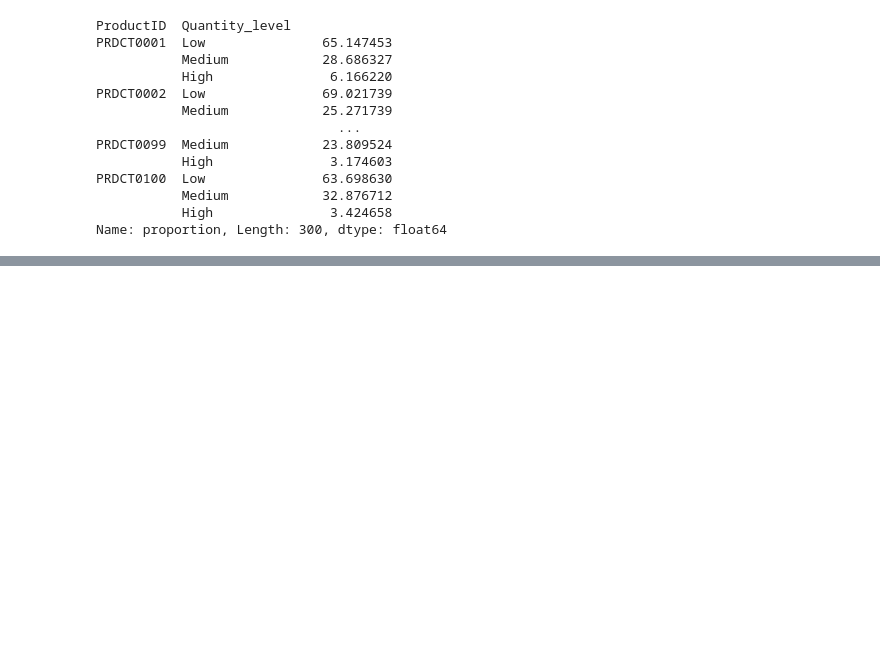
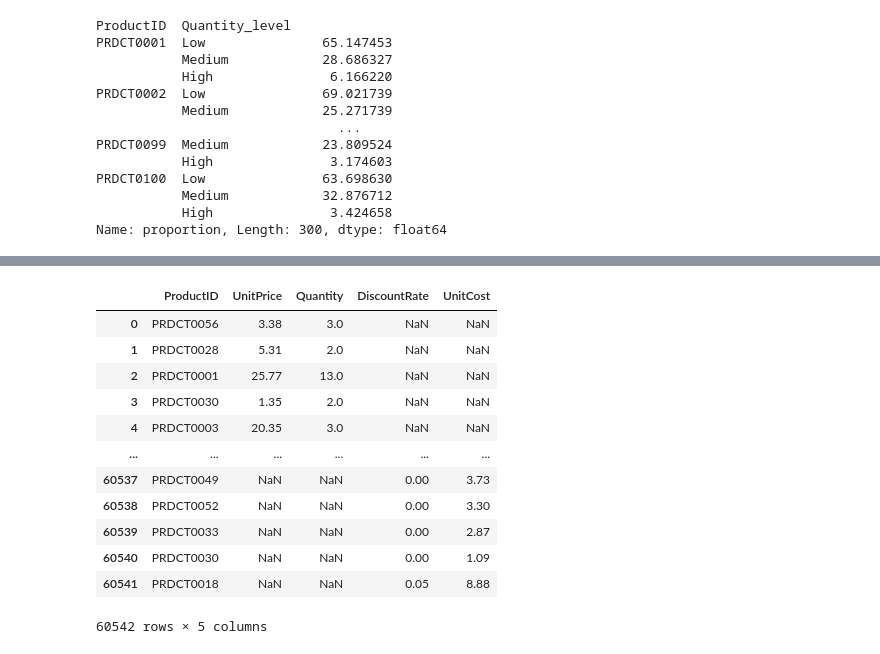
Before and after one commit to Fatima-Arain206/basics-of-python-and-python-libraries, a Jupyter notebook: Libraries/Pandas/Practice/GPT_TASK/Level1.ipynb, the cells around one changed output, grey strips where cells are left out. Cells and saved outputs as stored; diff of their text form; code cells hidden in the pictures; blank space fills up the shorter version.

```diff
--- a/Libraries/Pandas/Practice/GPT_TASK/Level1.ipynb
+++ b/Libraries/Pandas/Practice/GPT_TASK/Level1.ipynb
@@ -475,0 +703,19 @@ Name: proportion, Length: 300, dtype: float64
+# %%
+# concat
+total_ = pd.concat([half1,half2],ignore_index=True)
+# %%
+total_
+# %% [output]
+|  | ProductID | UnitPrice | Quantity | DiscountRate | UnitCost |
+| 0 | PRDCT0056 | 3.38 | 3.0 | NaN | NaN |
+| 1 | PRDCT0028 | 5.31 | 2.0 | NaN | NaN |
+| 2 | PRDCT0001 | 25.77 | 13.0 | NaN | NaN |
+| 3 | PRDCT0030 | 1.35 | 2.0 | NaN | NaN |
+| 4 | PRDCT0003 | 20.35 | 3.0 | NaN | NaN |
+| ... | ... | ... | ... | ... | ... |
+| 60537 | PRDCT0049 | NaN | NaN | 0.00 | 3.73 |
+| 60538 | PRDCT0052 | NaN | NaN | 0.00 | 3.30 |
+| 60539 | PRDCT0033 | NaN | NaN | 0.00 | 2.87 |
+| 60540 | PRDCT0030 | NaN | NaN | 0.00 | 1.09 |
+| 60541 | PRDCT0018 | NaN | NaN | 0.05 | 8.88 |
+60542 rows × 5 columns
```
Also changed, not shown: parts of 25 cells of this notebook.
